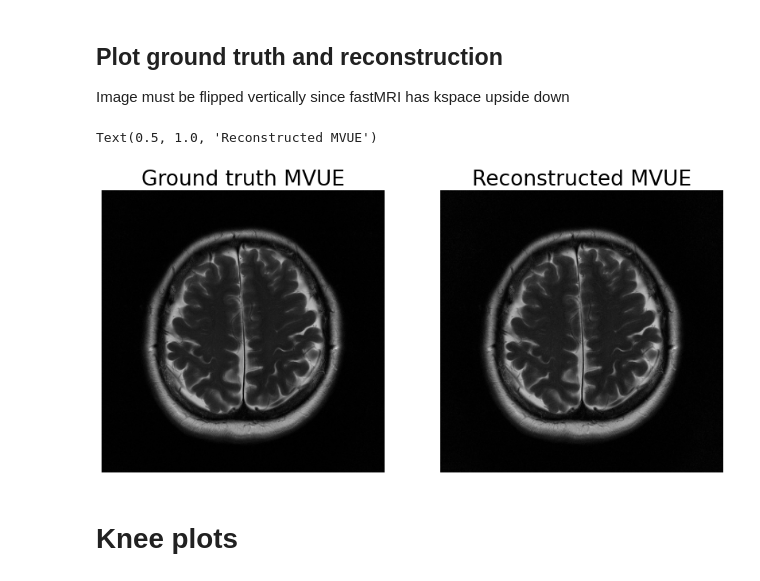
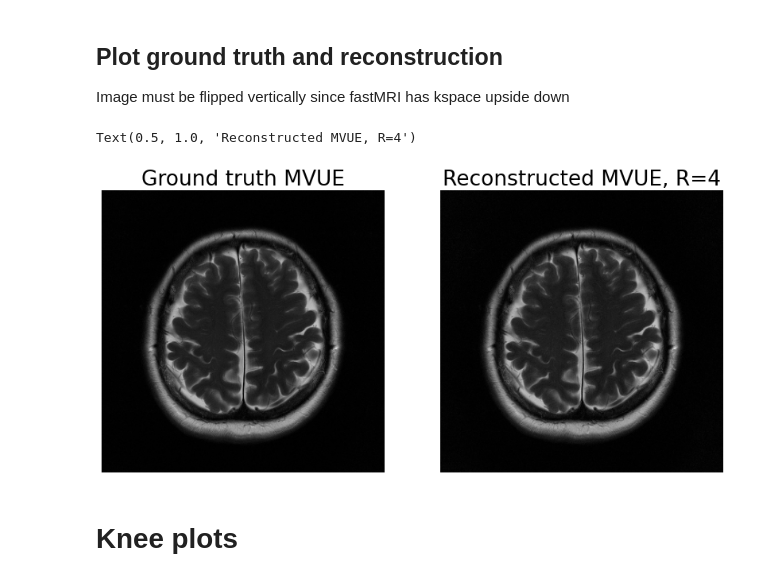
Before and after one commit to utcsilab/csgm-mri-langevin, a Jupyter notebook: plot-demo.ipynb, the cells around one changed output. Cells and saved outputs as stored; diff of their text form; code cells hidden in the pictures.

```diff
--- a/plot-demo.ipynb
+++ b/plot-demo.ipynb
@@ -65,16 +65,16 @@ Uncomment the following code block if you need to estimate the maps. Change the
 
 fastMRI data is of shape 784x392 in the k-space domain, and is cropped to 384x384 in the image domain
 # %%
-slice_idx = 7
+brain_slice_idx = 7
 brain_shape = (384, 384)
 
 # load kspace data and maps
 with h5py.File( './datasets/brain_T2/file_brain_AXT2_200_2000019.h5') as f:
-    brain_kspace = np.array( f['kspace'] )[slice_idx]
+    brain_kspace = np.array( f['kspace'] )[brain_slice_idx]
 
 
 with h5py.File( './datasets/brain_T2_maps/file_brain_AXT2_200_2000019.h5') as f:
-    brain_smaps = np.array( f['s_maps'] )[slice_idx]
+    brain_smaps = np.array( f['s_maps'] )[brain_slice_idx]
 
 # compute mvue
 brain_mvue = get_mvue( brain_kspace, brain_smaps )
@@ -85,7 +85,7 @@ brain_mvue = sp.resize( brain_mvue, brain_shape )
 ## Load brain reconstruction
 # %%
 # this file name will have to be changed depending on your experiment
-rec_file = f'outputs/2021-07-22/11-05-14/file_brain_AXT2_200_2000019.h5|langevin|slide_idx_{slice_idx}_R=4_outputs.pt'
+rec_file = f'outputs/2021-07-22/11-05-14/file_brain_AXT2_200_2000019.h5|langevin|slide_idx_{brain_slice_idx}_R=4_outputs.pt'
 brain_rec_ = torch.load( rec_file )['mvue']
 brain_rec_ = brain_rec_.detach().cpu().numpy()
 brain_rec = brain_rec_[0,0] + 1j * brain_rec_[0,1]
@@ -111,17 +111,17 @@ Image must be flipped vertically since fastMRI has kspace upside down
 # %%
 _, ax = plt.subplots( 1, 2, figsize=(14,7))
 
 ax[0].imshow( np.abs(brain_mvue[::-1,]), cmap='gray')
 ax[1].imshow( np.abs(brain_rec[::-1,]), cmap='gray')
 
 ax[0].axis('off')
 ax[1].axis('off')
 
 ax[0].set_title( 'Ground truth MVUE')
-ax[1].set_title( 'Reconstructed MVUE')
+ax[1].set_title( 'Reconstructed MVUE, R=4')
 # %% [output]
-Text(0.5, 1.0, 'Reconstructed MVUE')
+Text(0.5, 1.0, 'Reconstructed MVUE, R=4')
-[figure, old version]
+[figure, new version]
 # %%
 plt.close()
 # %% [markdown]
```
Also changed, not shown: parts of 5 cells of this notebook.
